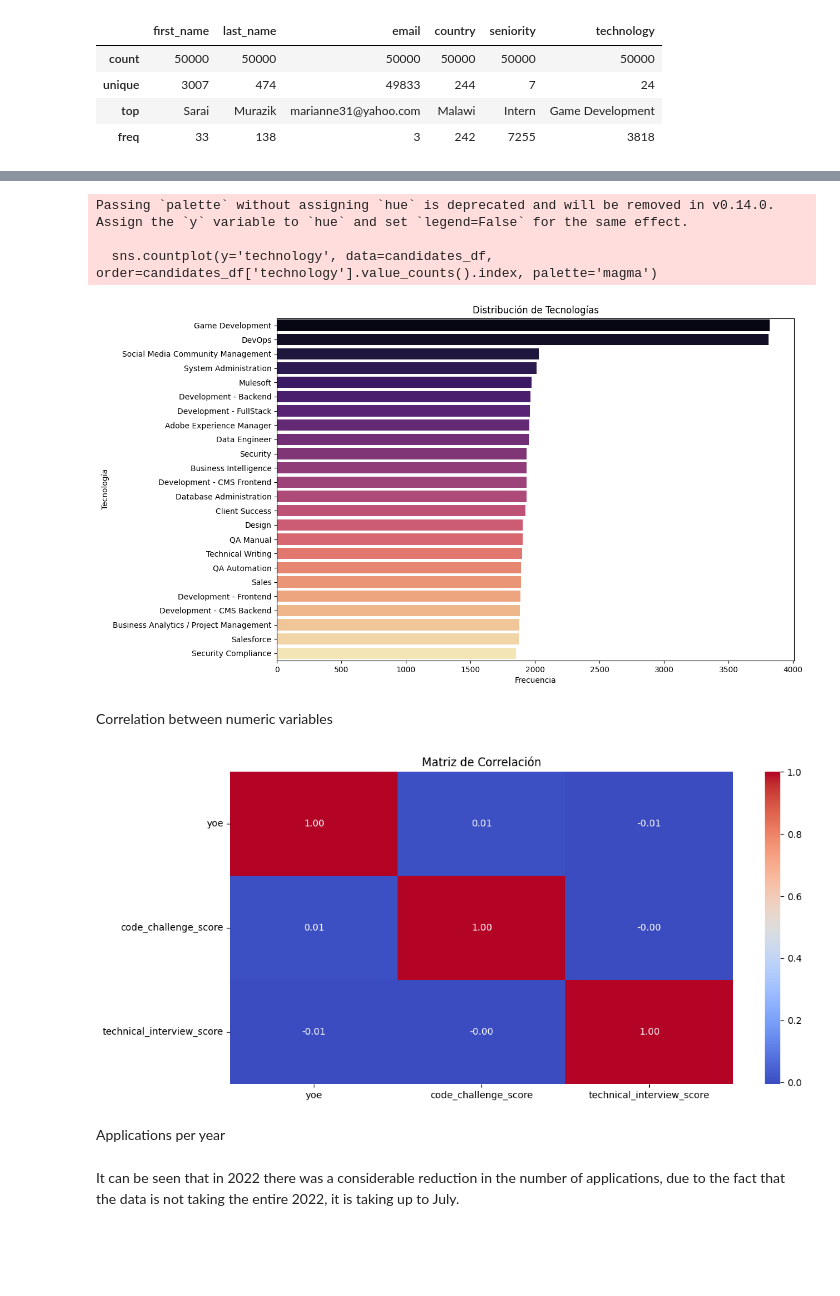
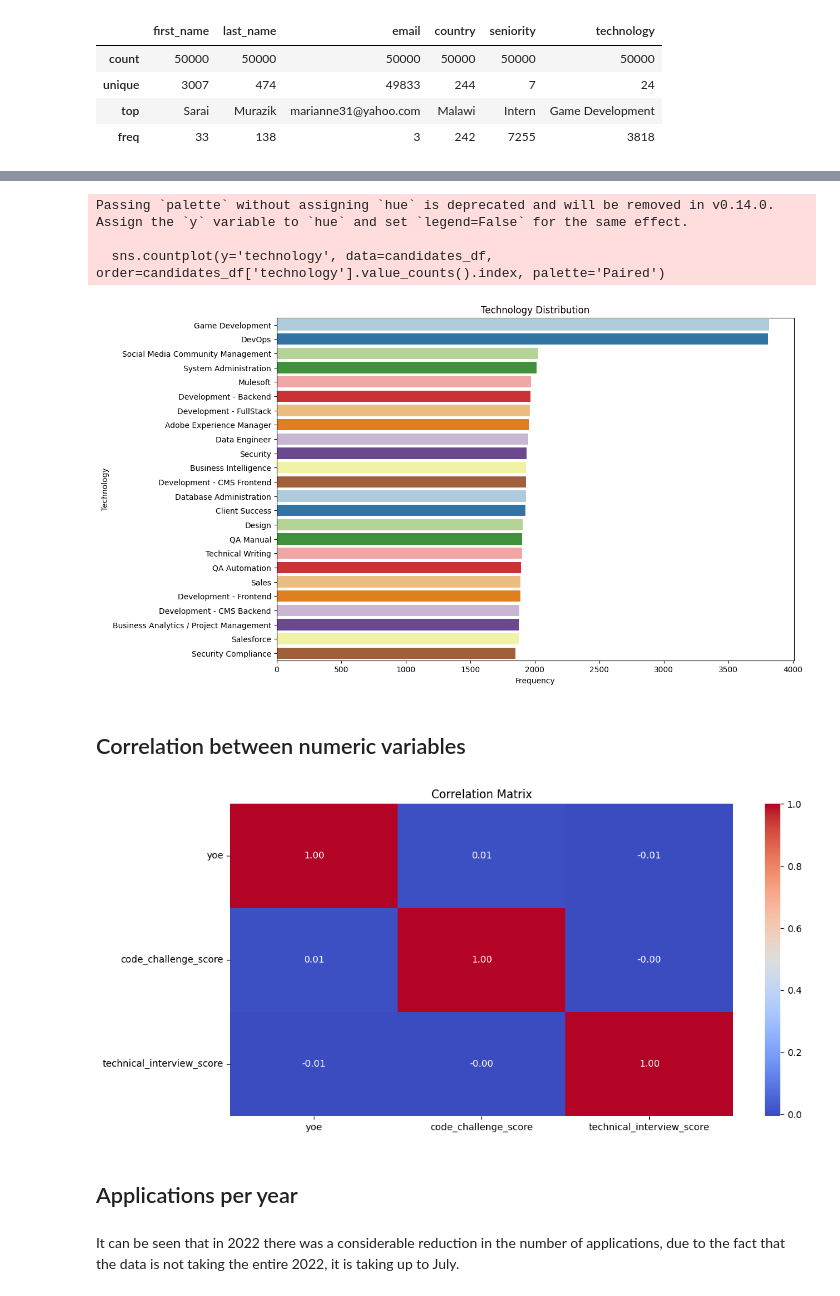
Before and after one commit to natam226/Workshop_001, a Jupyter notebook: notebooks/002_EDA.ipynb, the cells around one changed output, grey strips where cells are left out. Cells and saved outputs as stored; diff of their text form; code cells hidden in the pictures; blank space fills up the shorter version.

```diff
--- a/notebooks/002_EDA.ipynb
+++ b/notebooks/002_EDA.ipynb
@@ -235,29 +264,29 @@ Technology distribution
 # %%
 plt.figure(figsize=(12, 8))
-sns.countplot(y='technology', data=candidates_df, order=candidates_df['technology'].value_counts().index, palette='magma')
-plt.title('Distribución de Tecnologías')
-plt.xlabel('Frecuencia')
-plt.ylabel('Tecnología')
+sns.countplot(y='technology', data=candidates_df, order=candidates_df['technology'].value_counts().index, palette='Paired')
+plt.title('Technology Distribution')
+plt.xlabel('Frequency')
+plt.ylabel('Technology')
 plt.show()
 # %% [output]
 Passing `palette` without assigning `hue` is deprecated and will be removed in v0.14.0. Assign the `y` variable to `hue` and set `legend=False` for the same effect.
 
-  sns.countplot(y='technology', data=candidates_df, order=candidates_df['technology'].value_counts().index, palette='magma')
+  sns.countplot(y='technology', data=candidates_df, order=candidates_df['technology'].value_counts().index, palette='Paired')
-[figure, old version]
+[figure, new version]
 # %% [markdown]
-Correlation between numeric variables
+## Correlation between numeric variables
 # %%
 numeric_columns = candidates_df.select_dtypes(include=[np.number]).columns
 corr_matrix = candidates_df[numeric_columns].corr()
 
 plt.figure(figsize=(12, 6))
 sns.heatmap(corr_matrix, annot=True, cmap='coolwarm', fmt='.2f')
-plt.title('Matriz de Correlación')
+plt.title('Correlation Matrix')
 plt.show()
 # %% [output]
-[figure, old version]
+[figure, new version]
 # %% [markdown]
-Applications per year
+## Applications per year
 # %% [markdown]
 It can be seen that in 2022 there was a considerable reduction in the number of applications, due to the fact that the data is not taking the entire 2022, it is taking up to July.
 # %%
```
Also changed, not shown: parts of 45 cells of this notebook, 5 other files.
